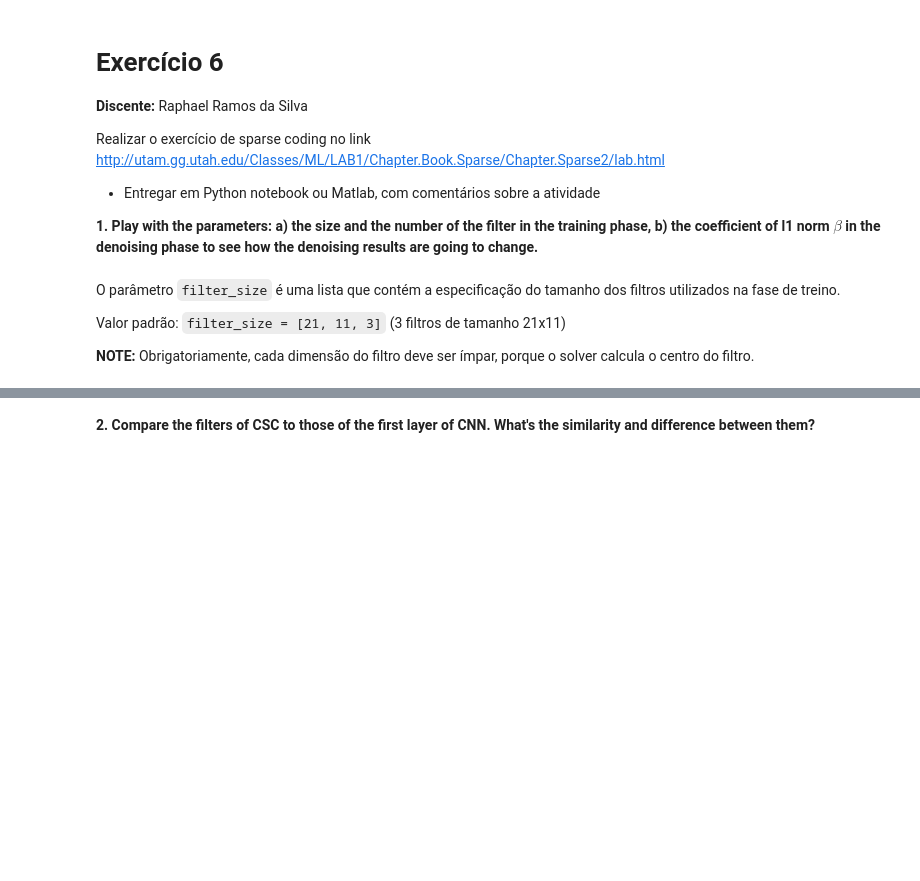
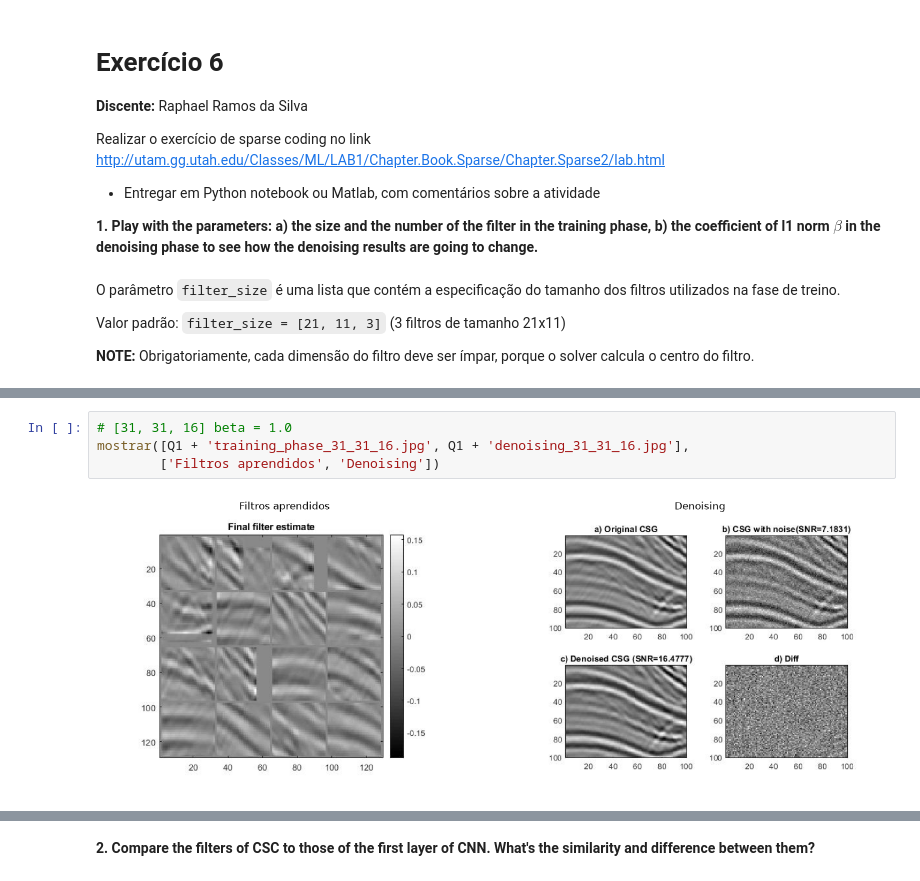
Before and after one commit to raphaelramosds/ppgeec2327, a Jupyter notebook: Exercicio6/Exercicio6_Raphael_Ramos.ipynb, the cells around one changed output, grey strips where cells are left out. Cells and saved outputs as stored; diff of their text form; blank space fills up the shorter version.

```diff
--- a/Exercicio6/Exercicio6_Raphael_Ramos.ipynb
+++ b/Exercicio6/Exercicio6_Raphael_Ramos.ipynb
@@ -18,0 +57,6 @@ Valor padrão: `filter_size = [21, 11, 3]` (3 filtros de tamanho 21x11)
+# %%
+# [31, 31, 16] beta = 1.0
+mostrar([Q1 + 'training_phase_31_31_16.jpg', Q1 + 'denoising_31_31_16.jpg'],
+        ['Filtros aprendidos', 'Denoising'])
+# %% [output]
+[figure, added]
```
Also changed, not shown: parts of 14 cells of this notebook, 1 other file.
